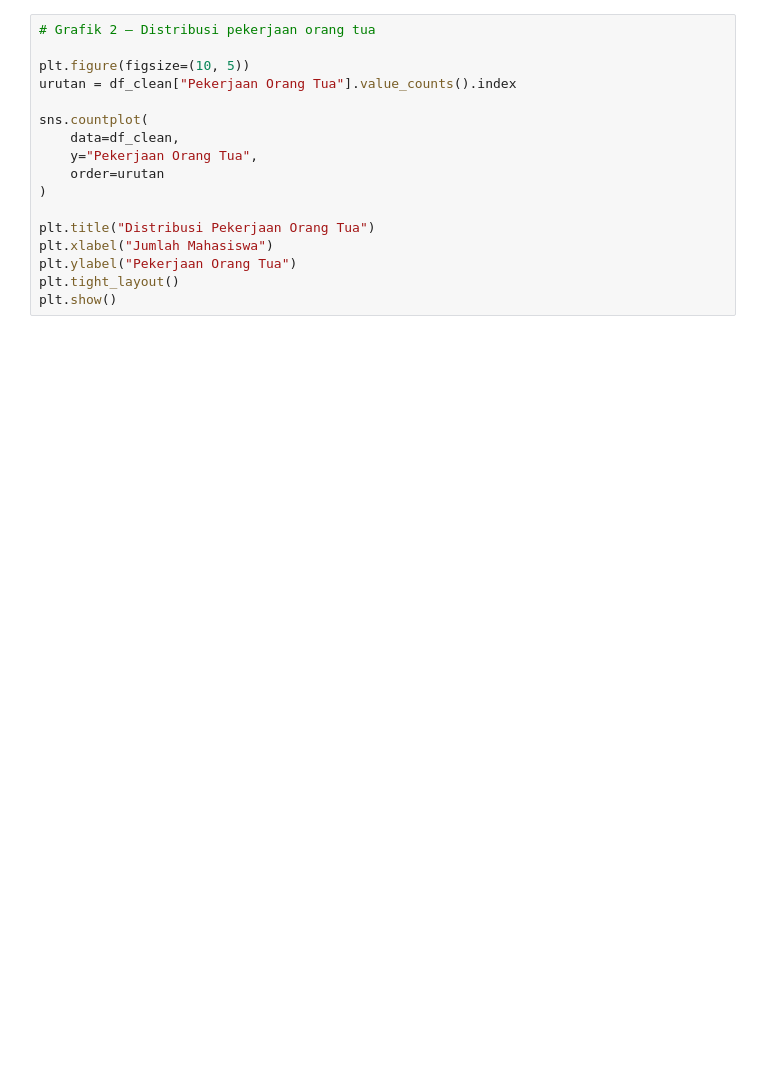
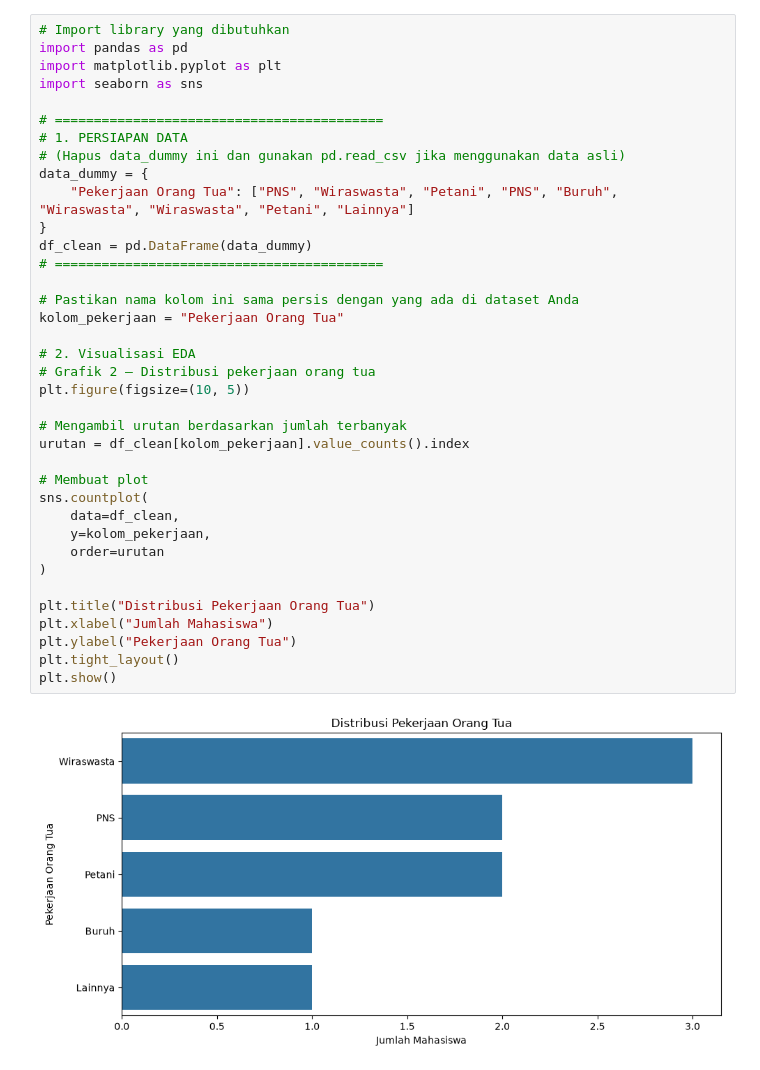
Before and after one commit to befaute/STUDY-CLUB, a Jupyter notebook: 03_VISUALISASI.ipynb, the cells around one changed output. Cells and saved outputs as stored; diff of their text form; blank space fills up the shorter version.

```diff
--- a/03_VISUALISASI.ipynb
+++ b/03_VISUALISASI.ipynb
@@ -17,18 +34,40 @@ NameError: name 'plt' is not defined
 # %%
+# Import library yang dibutuhkan
+import pandas as pd
+import matplotlib.pyplot as plt
+import seaborn as sns
+
+# ==========================================
+# 1. PERSIAPAN DATA
+# (Hapus data_dummy ini dan gunakan pd.read_csv jika menggunakan data asli)
+data_dummy = {
+    "Pekerjaan Orang Tua": ["PNS", "Wiraswasta", "Petani", "PNS", "Buruh", "Wiraswasta", "Wiraswasta", "Petani", "Lainnya"]
+}
+df_clean = pd.DataFrame(data_dummy)
+# ==========================================
+
+# Pastikan nama kolom ini sama persis dengan yang ada di dataset Anda
+kolom_pekerjaan = "Pekerjaan Orang Tua"
+
+# 2. Visualisasi EDA
 # Grafik 2 — Distribusi pekerjaan orang tua
+plt.figure(figsize=(10, 5))
 
-plt.figure(figsize=(10, 5))
-urutan = df_clean["Pekerjaan Orang Tua"].value_counts().index
+# Mengambil urutan berdasarkan jumlah terbanyak
+urutan = df_clean[kolom_pekerjaan].value_counts().index
 
+# Membuat plot
 sns.countplot(
     data=df_clean,
-    y="Pekerjaan Orang Tua",
+    y=kolom_pekerjaan,
     order=urutan
 )
 
 plt.title("Distribusi Pekerjaan Orang Tua")
 plt.xlabel("Jumlah Mahasiswa")
 plt.ylabel("Pekerjaan Orang Tua")
 plt.tight_layout()
 plt.show()
+# %% [output]
+[figure, added]
 # %%
```
Also changed, not shown: parts of 4 cells of this notebook, 1 other file.
